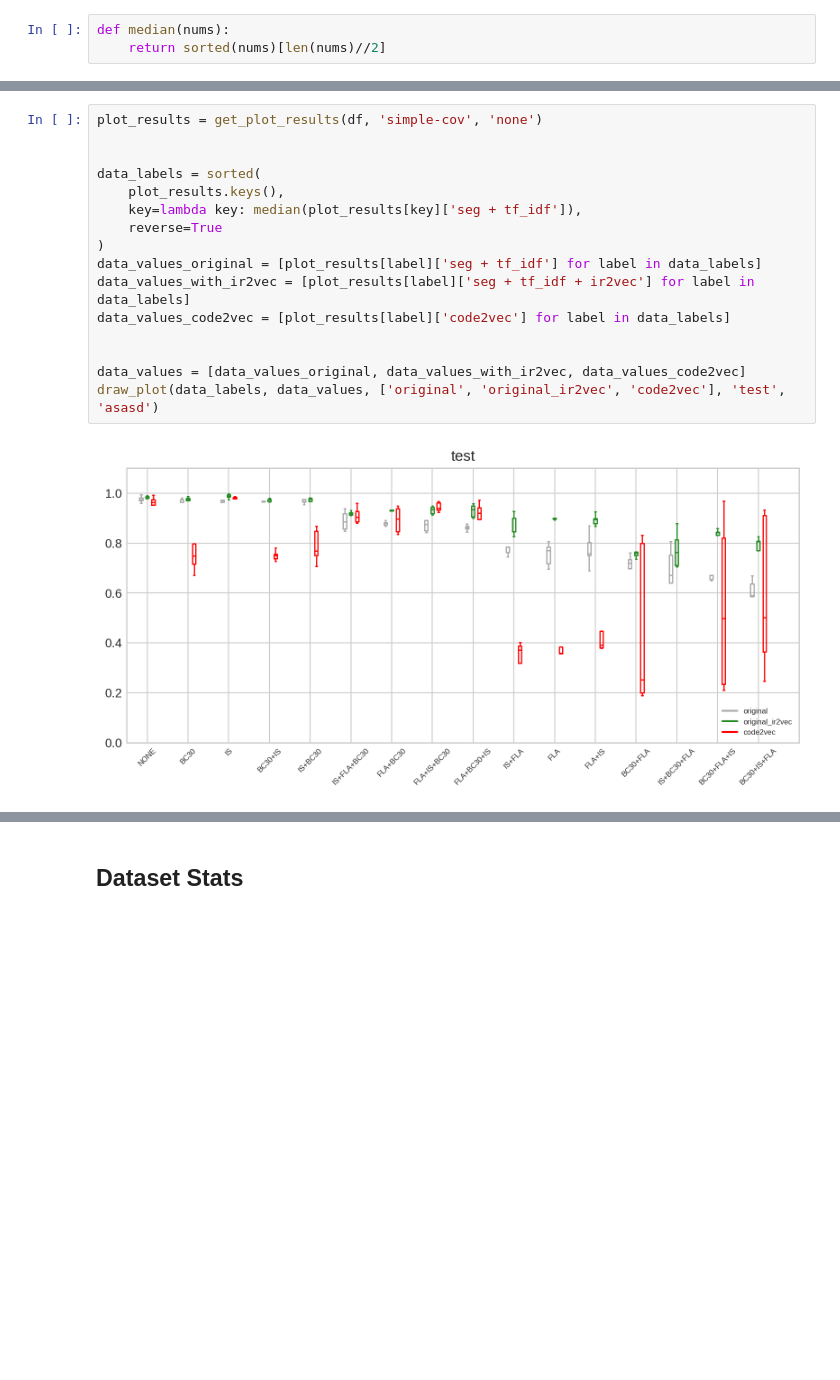
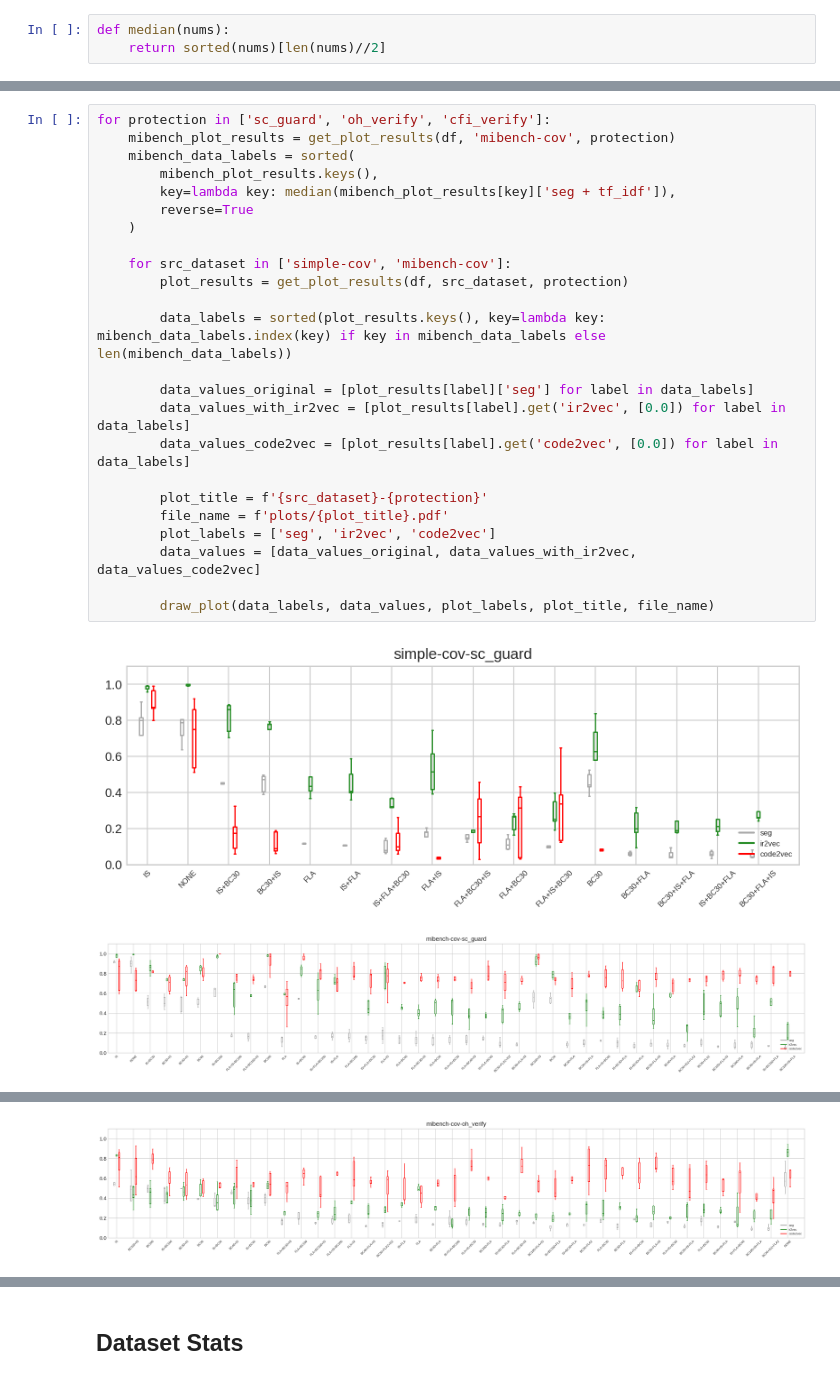
Before and after one commit to tum-i4/sipvsml, a Jupyter notebook: sip_vs_pipeline/evaluation/generate_plots.ipynb, the cells around one changed output, grey strips where cells are left out. Saved outputs shown, nothing was run; the diff lists cells and outputs as text; blank space fills up the shorter version.

```diff
--- a/sip_vs_pipeline/evaluation/generate_plots.ipynb
+++ b/sip_vs_pipeline/evaluation/generate_plots.ipynb
@@ -163,18 +182,27 @@ def median(nums):
 # %%
-plot_results = get_plot_results(df, 'simple-cov', 'none')
+for protection in ['sc_guard', 'oh_verify', 'cfi_verify']:
+    mibench_plot_results = get_plot_results(df, 'mibench-cov', protection)
+    mibench_data_labels = sorted(
+        mibench_plot_results.keys(),
+        key=lambda key: median(mibench_plot_results[key]['seg + tf_idf']),
+        reverse=True
+    )
 
+    for src_dataset in ['simple-cov', 'mibench-cov']:
+        plot_results = get_plot_results(df, src_dataset, protection)
 
-data_labels = sorted(
-    plot_results.keys(),
-    key=lambda key: median(plot_results[key]['seg + tf_idf']),
-    reverse=True
-)
-data_values_original = [plot_results[label]['seg + tf_idf'] for label in data_labels]
-data_values_with_ir2vec = [plot_results[label]['seg + tf_idf + ir2vec'] for label in data_labels]
-data_values_code2vec = [plot_results[label]['code2vec'] for label in data_labels]
+        data_labels = sorted(plot_results.keys(), key=lambda key: mibench_data_labels.index(key) if key in mibench_data_labels else len(mibench_data_labels))
 
+        data_values_original = [plot_results[label]['seg'] for label in data_labels]
+        data_values_with_ir2vec = [plot_results[label].get('ir2vec', [0.0]) for label in data_labels]
+        data_values_code2vec = [plot_results[label].get('code2vec', [0.0]) for label in data_labels]
 
-data_values = [data_values_original, data_values_with_ir2vec, data_values_code2vec]
-draw_plot(data_labels, data_values, ['original', 'original_ir2vec', 'code2vec'], 'test', 'asasd')
+        plot_title = f'{src_dataset}-{protection}'
+        file_name = f'plots/{plot_title}.pdf'
+        plot_labels = ['seg', 'ir2vec', 'code2vec']
+        data_values = [data_values_original, data_values_with_ir2vec, data_values_code2vec]
+
+        draw_plot(data_labels, data_values, plot_labels, plot_title, file_name)
 # %% [output]
-[figure, old version]
+[figure, new version]
+[figure, added]
@@ -180,0 +210 @@ draw_plot(data_labels, data_values, ['original', 'original_ir2vec', 'code2vec'],
+[figure, added]
```
Also changed, not shown: parts of 8 cells of this notebook, 11 other files.
